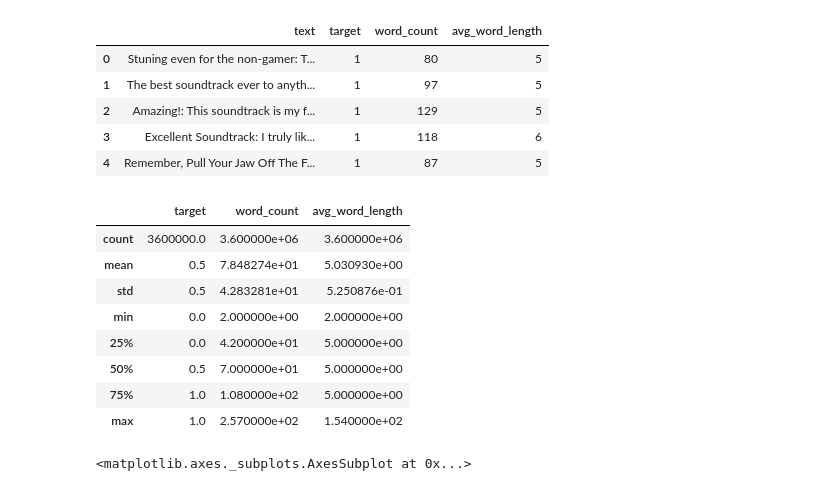
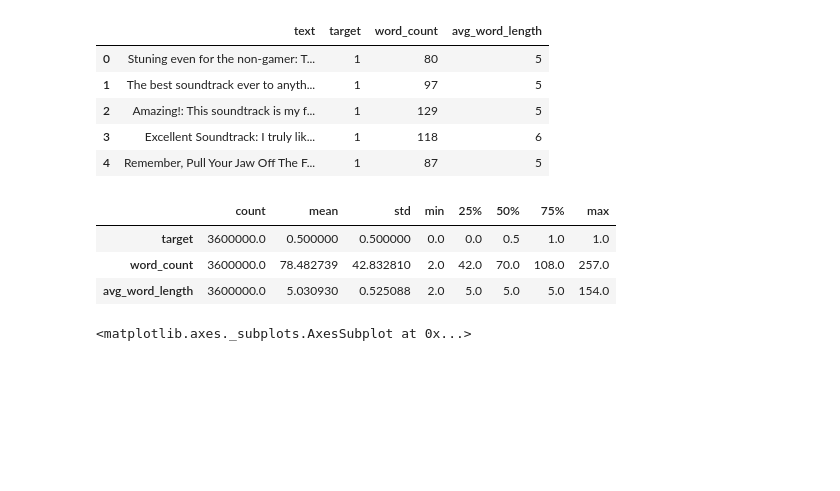
Before and after one commit to ppkgtmm/sentiment, a Jupyter notebook: EDA_amazon.ipynb, the cells around one changed output. Cells and saved outputs as stored; diff of their text form; code cells hidden in the pictures; blank space fills up the shorter version.

```diff
--- a/EDA_amazon.ipynb
+++ b/EDA_amazon.ipynb
@@ -74,17 +74,12 @@ copy.head(5)
 | 3 | Excellent Soundtrack: I truly lik... | 1 | 118 | 6 |
 | 4 | Remember, Pull Your Jaw Off The F... | 1 | 87 | 5 |
 # %%
-copy.describe()
+copy.describe().transpose()
 # %% [output]
-|  | target | word_count | avg_word_length |
-| count | 3600000.0 | 3.600000e+06 | 3.600000e+06 |
-| mean | 0.5 | 7.848274e+01 | 5.030930e+00 |
-| std | 0.5 | 4.283281e+01 | 5.250876e-01 |
-| min | 0.0 | 2.000000e+00 | 2.000000e+00 |
-| 25% | 0.0 | 4.200000e+01 | 5.000000e+00 |
-| 50% | 0.5 | 7.000000e+01 | 5.000000e+00 |
-| 75% | 1.0 | 1.080000e+02 | 5.000000e+00 |
-| max | 1.0 | 2.570000e+02 | 1.540000e+02 |
+|  | count | mean | std | min | 25% | 50% | 75% | max |
+| target | 3600000.0 | 0.500000 | 0.500000 | 0.0 | 0.0 | 0.5 | 1.0 | 1.0 |
+| word_count | 3600000.0 | 78.482739 | 42.832810 | 2.0 | 42.0 | 70.0 | 108.0 | 257.0 |
+| avg_word_length | 3600000.0 | 5.030930 | 0.525088 | 2.0 | 5.0 | 5.0 | 5.0 | 154.0 |
 # %%
 copy.word_count.plot(kind='kde', fontsize=12, figsize=(5,6))
 # %% [output]
```
Also changed, not shown: parts of 1 cell of this notebook.
